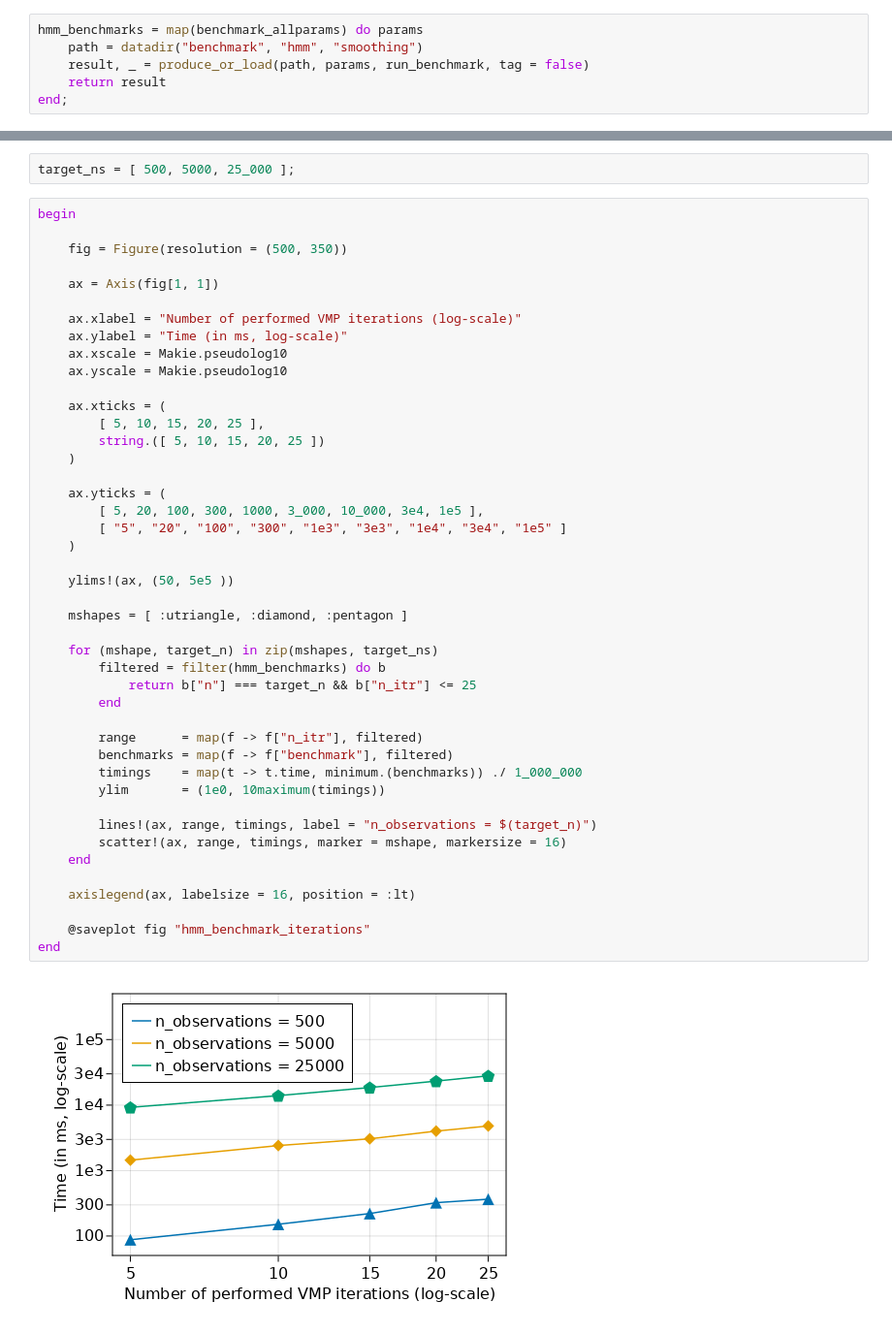
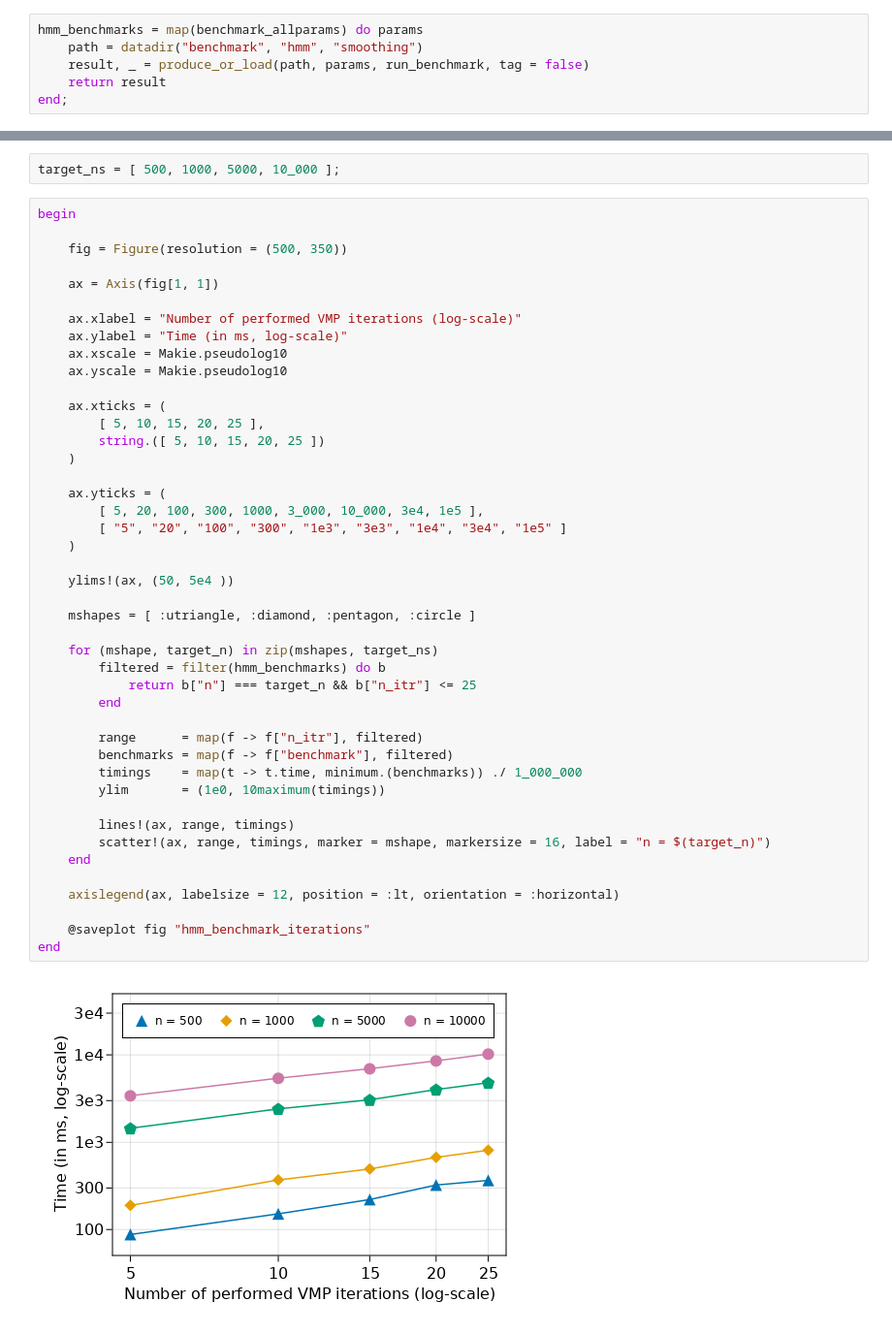
Before and after one commit to biaslab/ReactiveMPPaperExperiments, a Jupyter notebook: notebooks/rmp_hidden_markov_model.ipynb, the cells around one changed output, grey strips where cells are left out. Shown: that part at 97% size. Saved outputs shown, nothing was run; the diff lists cells and outputs as text.

```diff
--- a/notebooks/rmp_hidden_markov_model.ipynb
+++ b/notebooks/rmp_hidden_markov_model.ipynb
@@ -361,5 +355,5 @@ end
 # %%
-target_ns = [ 500, 5000, 25_000 ];
+target_ns = [ 500, 1000, 5000, 10_000 ];
 # %%
 begin
 
@@ -373,36 +367,36 @@ begin
     ax.yscale = Makie.pseudolog10
 
     ax.xticks = (
         [ 5, 10, 15, 20, 25 ],
         string.([ 5, 10, 15, 20, 25 ])
     )
 
     ax.yticks = (
         [ 5, 20, 100, 300, 1000, 3_000, 10_000, 3e4, 1e5 ],
         [ "5", "20", "100", "300", "1e3", "3e3", "1e4", "3e4", "1e5" ]
     )
 
-    ylims!(ax, (50, 5e5 ))
+    ylims!(ax, (50, 5e4 ))
 
-    mshapes = [ :utriangle, :diamond, :pentagon ]
+    mshapes = [ :utriangle, :diamond, :pentagon, :circle ]
 
     for (mshape, target_n) in zip(mshapes, target_ns)
         filtered = filter(hmm_benchmarks) do b
             return b["n"] === target_n && b["n_itr"] <= 25
         end
 
         range      = map(f -> f["n_itr"], filtered)
         benchmarks = map(f -> f["benchmark"], filtered)
         timings    = map(t -> t.time, minimum.(benchmarks)) ./ 1_000_000
         ylim       = (1e0, 10maximum(timings))
 
-        lines!(ax, range, timings, label = "n_observations = $(target_n)")
-        scatter!(ax, range, timings, marker = mshape, markersize = 16)
+        lines!(ax, range, timings)
+        scatter!(ax, range, timings, marker = mshape, markersize = 16, label = "n = $(target_n)")
     end
 
-    axislegend(ax, labelsize = 16, position = :lt)
+    axislegend(ax, labelsize = 12, position = :lt, orientation = :horizontal)
 
     @saveplot fig "hmm_benchmark_iterations"
 end
 # %% [output]
-[figure, old version]
+[figure, new version]
```
Also changed, not shown: parts of 4 cells of this notebook, 9 other files.
